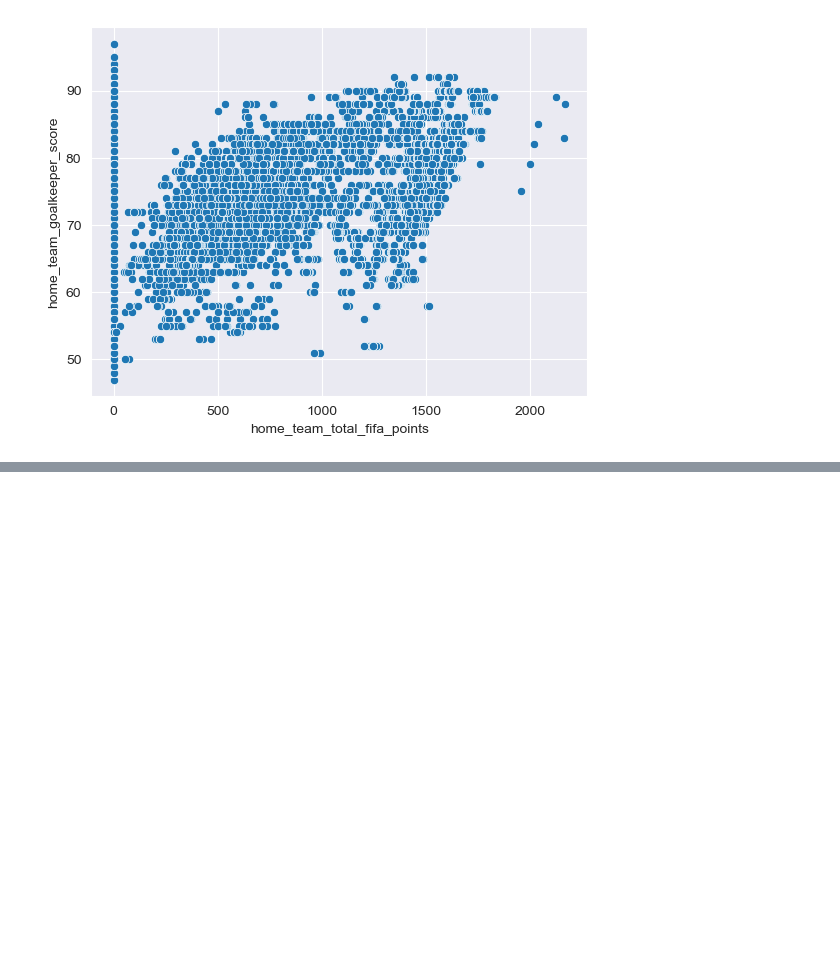
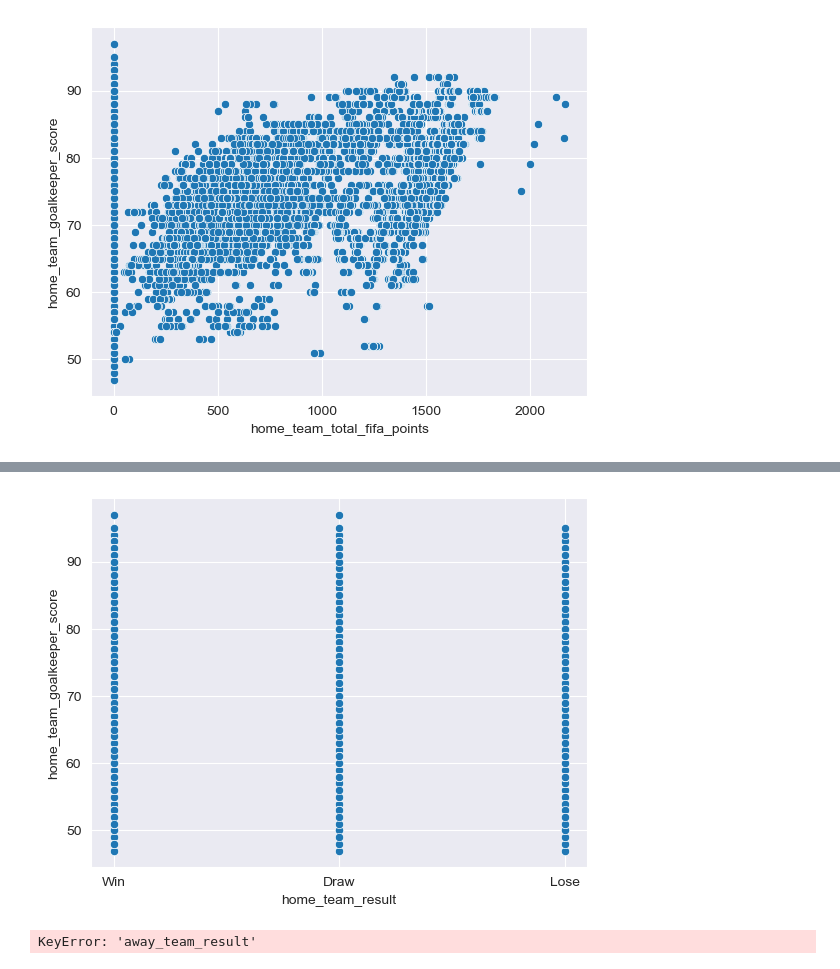
Before and after one commit to ZacharyHurt89/DataDivers_Group_Repo, a Jupyter notebook: Work_in_progress_GV/Fifa_worldcup.ipynb, the cells around one changed output, grey strips where cells are left out. Drawn from its saved outputs; the diff is of its cells as text; code cells hidden in the pictures; blank space fills up the shorter version.

```diff
--- a/Work_in_progress_GV/Fifa_worldcup.ipynb
+++ b/Work_in_progress_GV/Fifa_worldcup.ipynb
@@ -329,0 +330,8 @@ KeyError: 'home_team_total_fifa_rank'
+# %%
+sns.scatterplot(y=fifa_ds['home_team_goalkeeper_score'], x=fifa_ds['home_team_result']);
+# %% [output]
+[figure, added]
+# %%
+sns.scatterplot(y=fifa_ds['away_team_goalkeeper_score'], x=fifa_ds['away_team_result']);
+# %% [output]
+KeyError: 'away_team_result'
```
Also changed, not shown: parts of 1 cell of this notebook.
